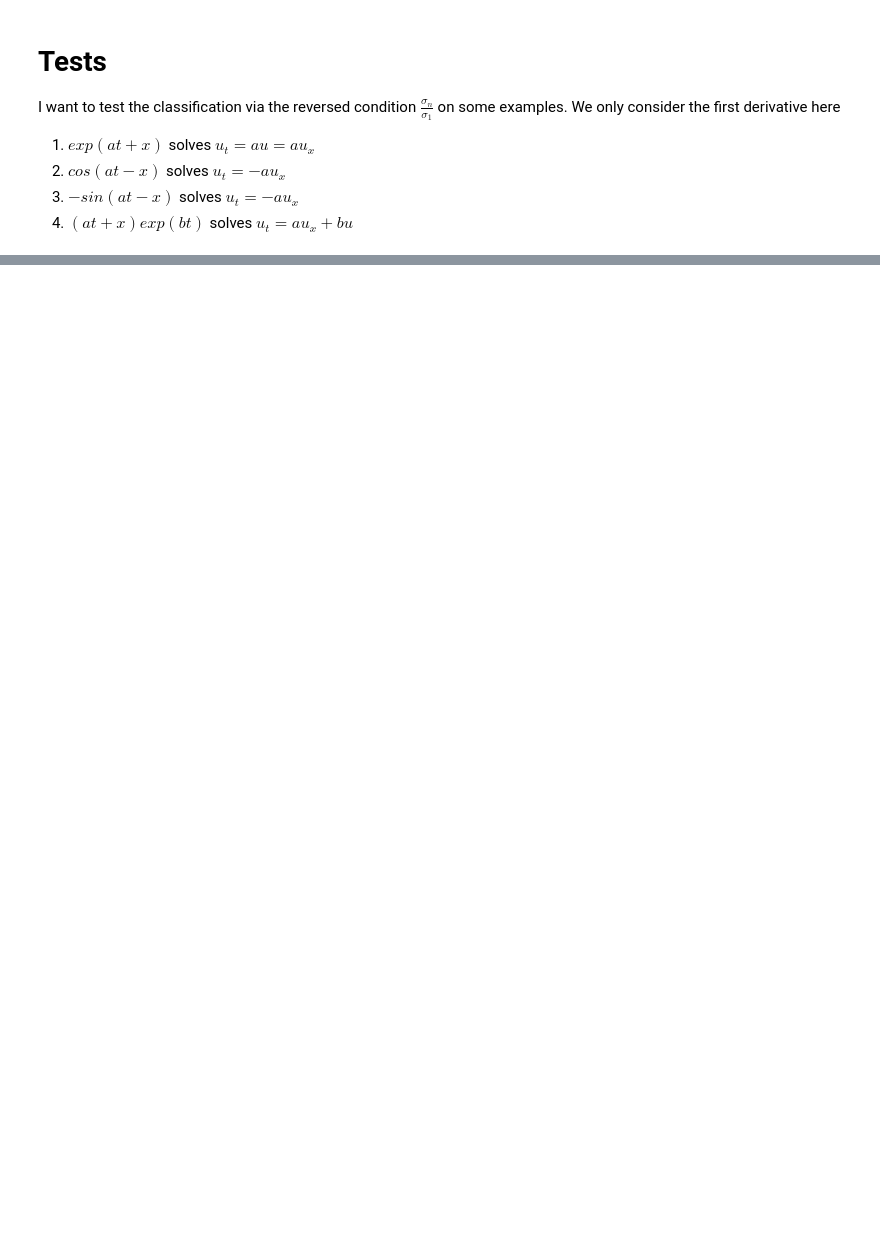
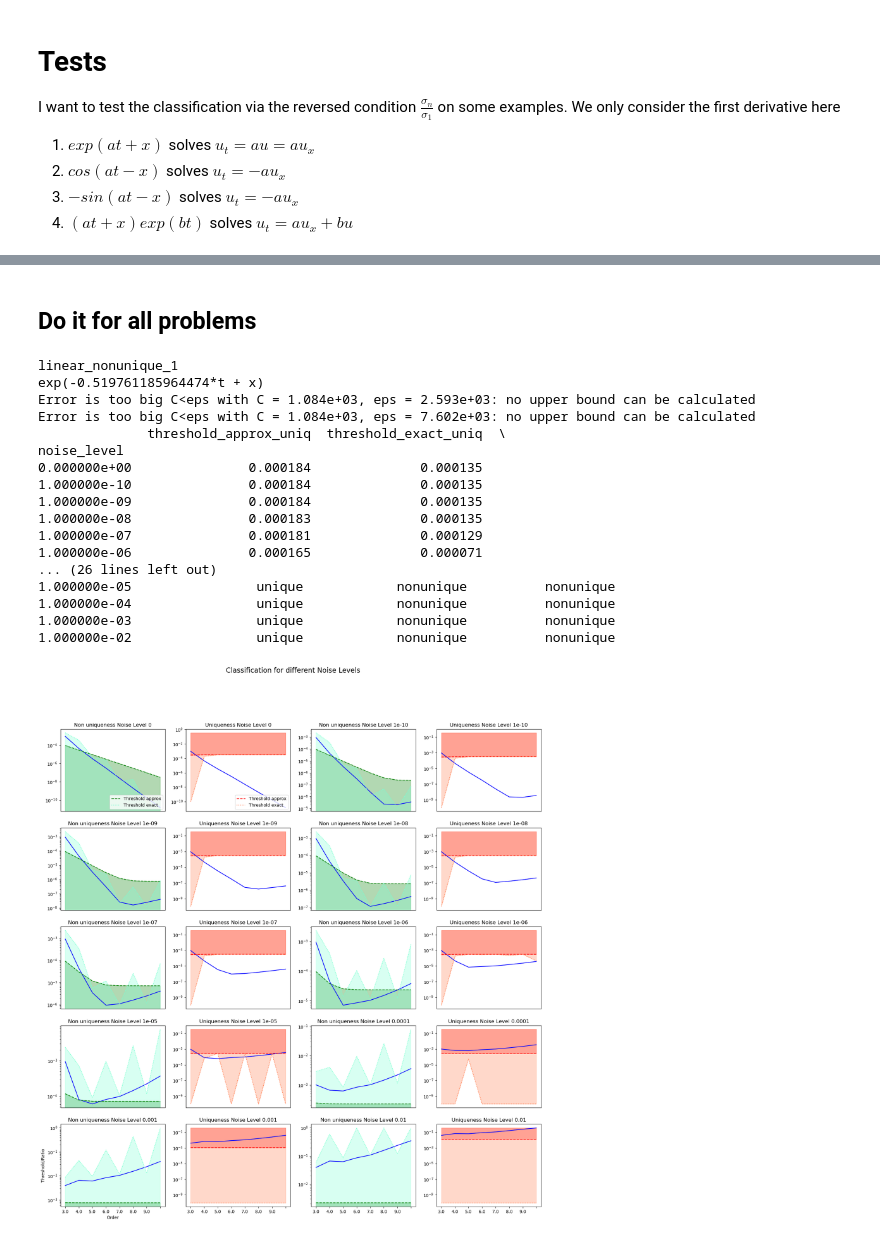
Before and after one commit to HillaryHauger/robust-identifiability-symbolic-recovery, a Jupyter notebook: Noise Analysis/Tests Reversed Condition.ipynb, the cells around one changed output, grey strips where cells are left out. Drawn from its saved outputs; the diff is of its cells as text; code cells hidden in the pictures; blank space fills up the shorter version.

```diff
--- a/Noise Analysis/Tests Reversed Condition.ipynb
+++ b/Noise Analysis/Tests Reversed Condition.ipynb
@@ -38,8 +98,0 @@ exp(0.94176004529503*t + x)
-# %%
-# Choose C,C1,C2
-C=1 #<=sv_max
-C1=2000 #>=sv_max
-C2=1e-02#<=sv_min -> Essentially this boils down to the original problem  of knowing when sv_min is too small to classify the PDE as unique
-print(f"For Non-Uniquness: \t \t C = {C:.3e} <= sv_max")
-print(f"For Uniqueness: \t C1 = {C1:.3e} >= sv_max")
-print(f"\t \t \t C2 = {C2:.3e} <= sv_min")
@@ -216,0 +193,12 @@ plt.show()
+# %%
+classification_df = pd.DataFrame({"threshold_approx_uniq":result.groupby('noise_level').apply(lambda group: (group['threshold_approx_uniq'] - group['ratio']).mean()),
+             "threshold_exact_uniq":result.groupby('noise_level').apply(lambda group: ( group['threshold_exact_uniq'] - group['ratio']).mean()),
+             "threshold_approx_nonuniq":result.groupby('noise_level').apply(lambda group: (group['ratio'] -group['threshold_approx_nonuniq']).mean()),
+             "threshold_exact_nonuniq":result.groupby('noise_level').apply(lambda group: (group['ratio'] - group['threshold_exact_nonuniq']).mean())})
+#Classify nonunique or uniqueness according to majority of nonunique or uniqueness
+classification_df ["Classification_approx"]=classification_df.apply(lambda row: "unique" if row['threshold_approx_nonuniq'] > row['threshold_approx_uniq'] else( "nonunique" if row['threshold_approx_nonuniq'] < row['threshold_approx_uniq'] else None), axis=1)
+classification_df ["Classification_exact"]=classification_df.apply(lambda row: "unique" if row['threshold_exact_nonuniq'] > row['threshold_exact_uniq'] else( "nonunique" if row['threshold_exact_nonuniq'] < row['threshold_exact_uniq'] else None), axis=1)
+classification_df ["ClassificationTrue"]=classify_string(experiment_name)
+
+
+classification_df.to_csv(directory_path+"/classification.csv")
@@ -216,0 +243,2 @@ plt.show()
+# %% [markdown]
+## Do it for all problems
@@ -216,0 +299,49 @@ plt.show()
+# %%
+for experiment_name in experiment_names:
+
+    #Get data
+    u,x,t,formula = experiment_data(n_samples=100,experiment_name=experiment_name)
+    dx=x[1]-x[0]
+    dt=t[1]-t[0]
+    print(experiment_name)
+    print(formula)
+    noise_levels = [0]+[10**(-10+i) for i in range(0,9)]
+    result = get_result_df(u,dx,noise_levels)
+    #Save results
+    # Creating the directory if it doesn't exist
+    directory_path="results/" + experiment_name
+    if not os.path.exists(directory_path):
+        os.makedirs(directory_path)
+    result.to_csv(directory_path+"/results.csv")
+
+    #Calculates the classification via distance
+    classification_df = pd.DataFrame({"threshold_approx_uniq":result.groupby('noise_level').apply(lambda group: (group['threshold_approx_uniq'] - group['ratio']).mean()),
+                 "threshold_exact_uniq":result.groupby('noise_level').apply(lambda group: ( group['threshold_exact_uniq'] - group['ratio']).mean()),
+                 "threshold_approx_nonuniq":result.groupby('noise_level').apply(lambda group: (group['ratio'] -group['threshold_approx_nonuniq']).mean()),
+                 "threshold_exact_nonuniq":result.groupby('noise_level').apply(lambda group: (group['ratio'] - group['threshold_exact_nonuniq']).mean())})
+    #Classify nonunique or uniqueness according to majority of nonunique or uniqueness
+    classification_df ["Classification_approx"]=classification_df.apply(lambda row: "unique" if row['threshold_approx_nonuniq'] > row['threshold_approx_uniq'] else( "nonunique" if row['threshold_approx_nonuniq'] < row['threshold_approx_uniq'] else None), axis=1)
+    classification_df ["Classification_exact"]=classification_df.apply(lambda row: "unique" if row['threshold_exact_nonuniq'] > row['threshold_exact_uniq'] else( "nonunique" if row['threshold_exact_nonuniq'] < row['threshold_exact_uniq'] else None), axis=1)
+    classification_df ["ClassificationTrue"]=classify_string(experiment_name)
+    print(classification_df)
+
+    plot_uniq_non_uniq_class_with_noise_levels(noise_levels,result,"results/"+experiment_name+"/classification_noise_level.png")
+# %% [output]
+linear_nonunique_1
+exp(-0.519761185964474*t + x)
+Error is too big C<eps with C = 1.084e+03, eps = 2.593e+03: no upper bound can be calculated
+Error is too big C<eps with C = 1.084e+03, eps = 7.602e+03: no upper bound can be calculated
+              threshold_approx_uniq  threshold_exact_uniq  \
+noise_level
+0.000000e+00               0.000184              0.000135
+1.000000e-10               0.000184              0.000135
+1.000000e-09               0.000184              0.000135
+1.000000e-08               0.000183              0.000135
+1.000000e-07               0.000181              0.000129
+1.000000e-06               0.000165              0.000071
+... (26 lines left out)
+1.000000e-05                unique            nonunique          nonunique
+1.000000e-04                unique            nonunique          nonunique
+1.000000e-03                unique            nonunique          nonunique
+1.000000e-02                unique            nonunique          nonunique
+[figure, added]
```
Also changed, not shown: parts of 18 cells of this notebook, 18 other files.
